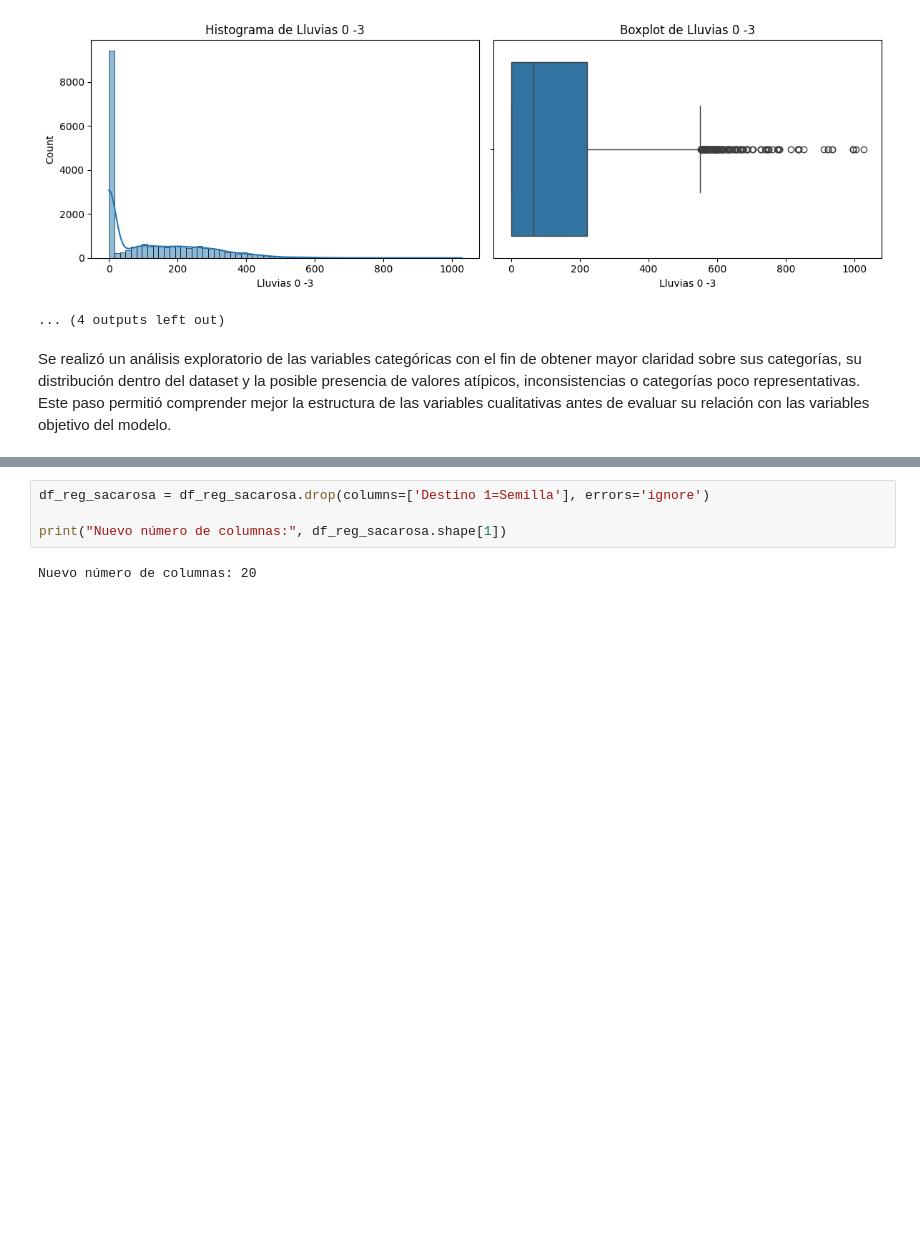
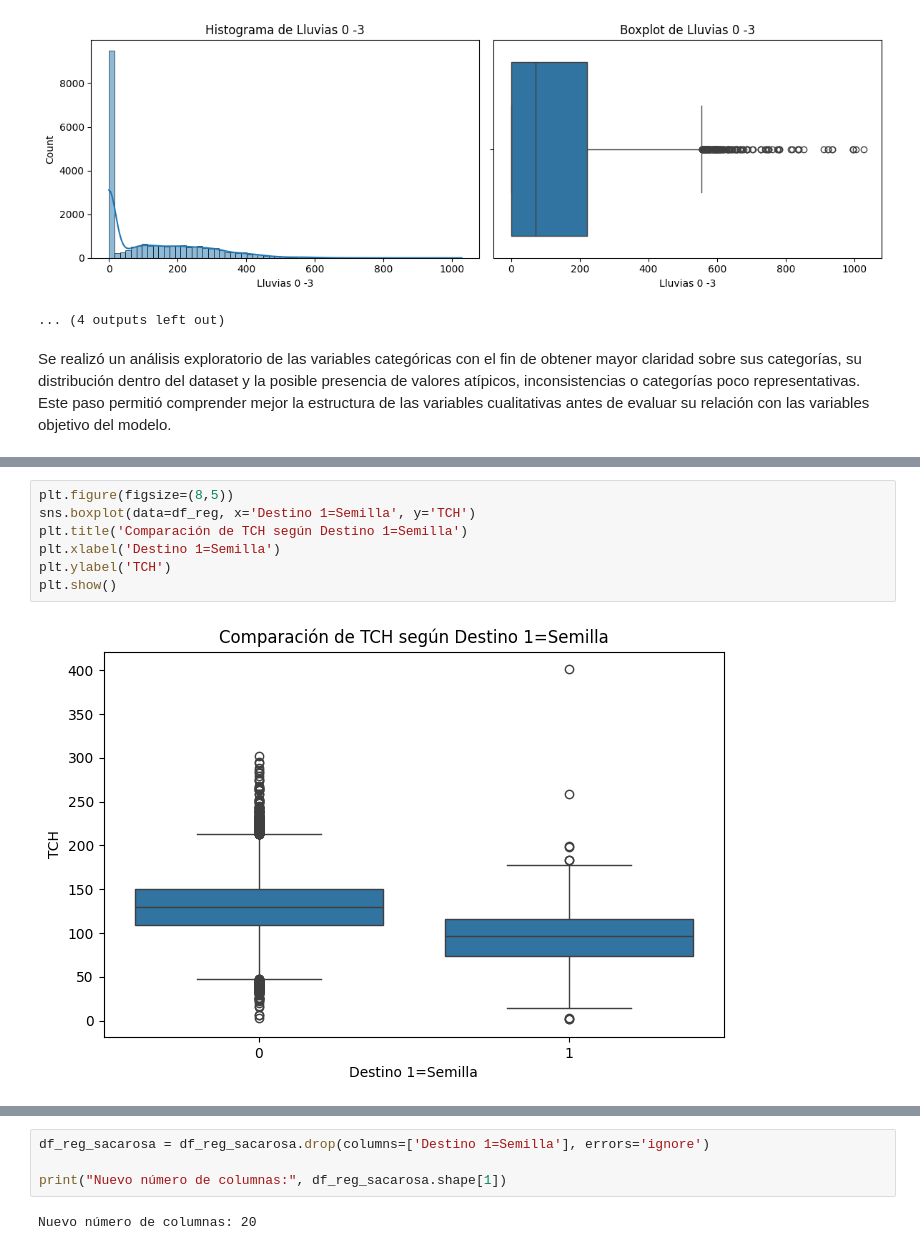
Before and after one commit to luiscadn/ProvidenciaCane-Harvest-Forecasting-ML, a Jupyter notebook: notebooks/01_EDA.ipynb, the cells around one changed output, grey strips where cells are left out. Cells and saved outputs as stored; diff of their text form; blank space fills up the shorter version.

```diff
--- a/notebooks/01_EDA.ipynb
+++ b/notebooks/01_EDA.ipynb
@@ -743,0 +756,9 @@ Gracias al analisis visual, nos dimos cuenta que aunque la variable Destino 1=Se
+# %%
+plt.figure(figsize=(8,5))
+sns.boxplot(data=df_reg, x='Destino 1=Semilla', y='TCH')
+plt.title('Comparación de TCH según Destino 1=Semilla')
+plt.xlabel('Destino 1=Semilla')
+plt.ylabel('TCH')
+plt.show()
+# %% [output]
+[figure, added]
```
Also changed, not shown: parts of 8 cells of this notebook, 2 other files.
